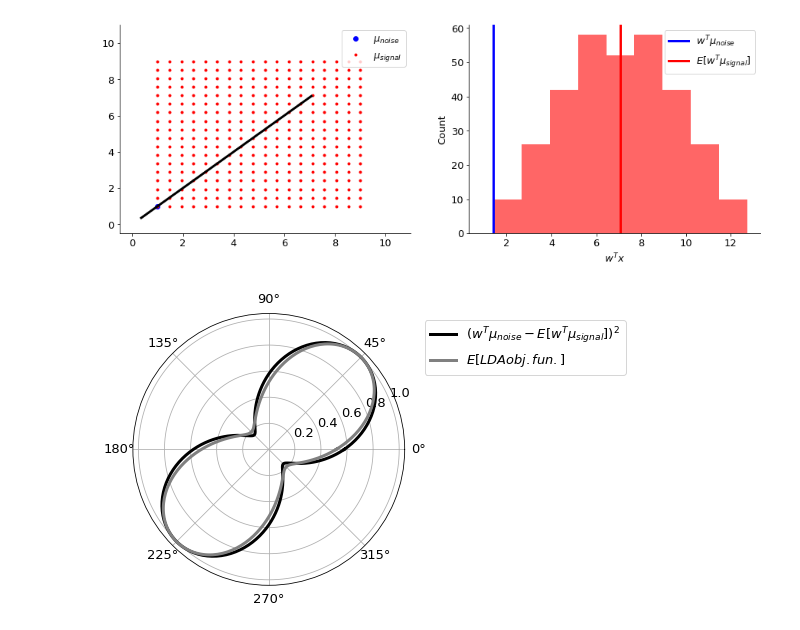
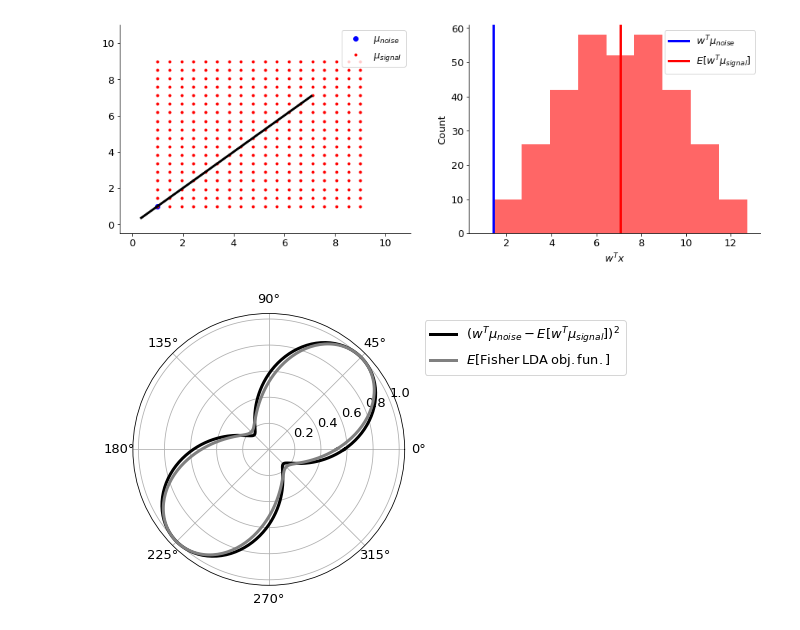
Before and after one commit to ala-laurila-lab/jupyter-notebooks, a Jupyter notebook: Classifiers.ipynb, the cells around one changed output. Saved outputs shown, nothing was run; the diff lists cells and outputs as text; code cells hidden in the pictures.

```diff
--- a/Classifiers.ipynb
+++ b/Classifiers.ipynb
@@ -124,32 +125,32 @@ angles = np.linspace(0, 2*np.pi, 361)
 expLdaObjFunVal = []
 expSqDiffObjFunVal = []
 
 for angle in angles:
 
     w = [np.cos(angle), np.sin(angle)]
     w /= np.linalg.norm(w)
     ldaObjFunTmp = 0.
     sqDiffObjFunTmp = 0.
 
     for i in range(muSignal.shape[0]):
         covSignal = np.diag(muSignal[i, :])
         diff = np.dot(w, muNoise - muSignal[i, :])
         sqDiff = np.dot(diff, diff)
         scatter = np.dot(w, np.dot(covNoise, w)) + np.dot(w, np.dot(covSignal, w))
         ldaObjFunTmp += sqDiff / scatter
         sqDiffObjFunTmp += sqDiff
 
     expLdaObjFunVal.append(ldaObjFunTmp / muSignal.shape[0])
     expSqDiffObjFunVal.append(sqDiffObjFunTmp / muSignal.shape[0])
 
 expLdaObjFunVal = np.array(expLdaObjFunVal)
 expLdaObjFunVal /= expLdaObjFunVal.max()
 expSqDiffObjFunVal = np.array(expSqDiffObjFunVal)
 expSqDiffObjFunVal /= expSqDiffObjFunVal.max()
 
 fh = plt.figure(figsize=(7.5, 5))
 phSqDiff = plt.polar(angles, expSqDiffObjFunVal, color=[0,0,0], lw=3, label='$(w^T\mu_{noise}-E[w^T\mu_{signal}])^2$')
-phLDA = plt.polar(angles, expLdaObjFunVal, color=[0.5, 0.5, 0.5], lw=3, label='$E[LDA obj. fun.]$')
+phLDA = plt.polar(angles, expLdaObjFunVal, color=[0.5, 0.5, 0.5], lw=3, label='$E[\mathrm{Fisher\:LDA\:obj. fun.}]$')
 plt.legend(handles=phSqDiff+phLDA, bbox_to_anchor=(1.05, 1));
 # %% [output]
-[figure, old version]
+[figure, new version]
```
Also changed, not shown: parts of 5 cells of this notebook.
